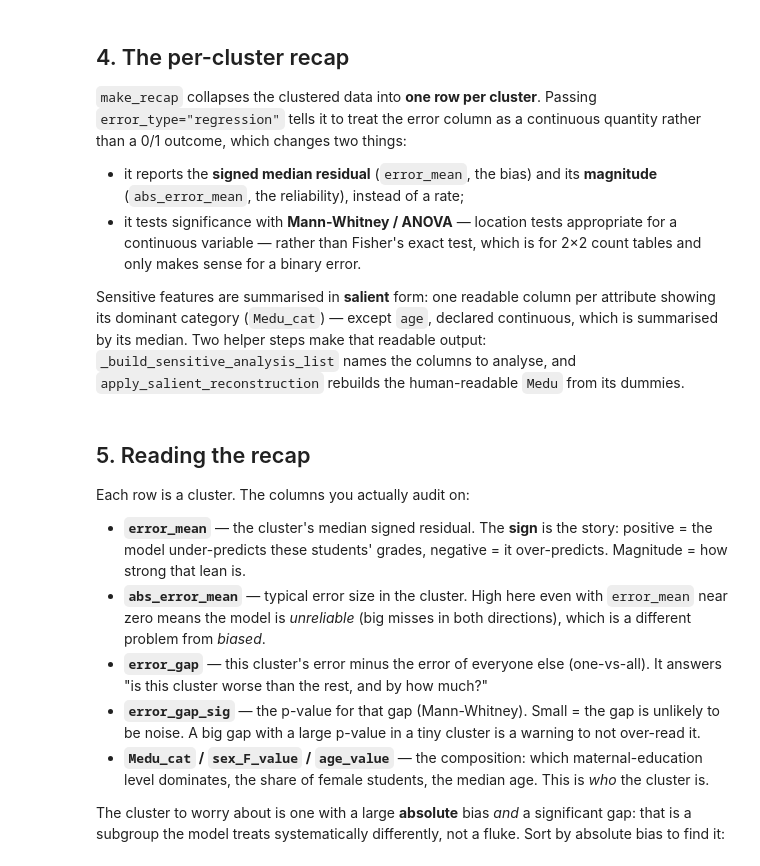
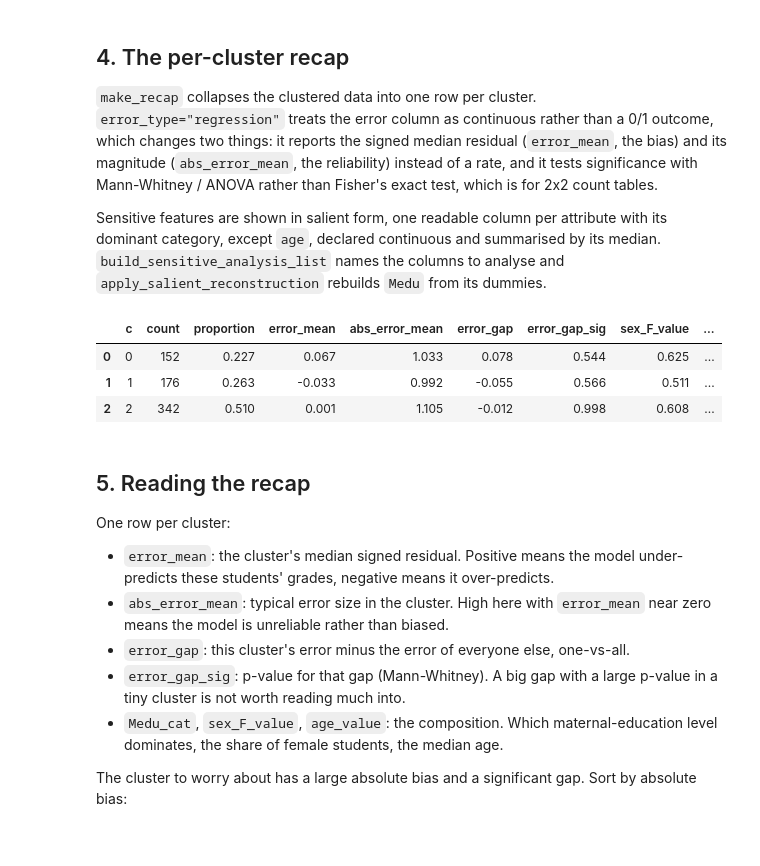
Before and after one commit to emma-ba/Clustering_4_Fairness, a Jupyter notebook: docs/example_regression.ipynb, the cells around one changed output. Cells and saved outputs as stored; diff of their text form; code cells hidden in the pictures.

```diff
--- a/docs/example_regression.ipynb
+++ b/docs/example_regression.ipynb
@@ -127,56 +92,40 @@ print(f"k = {res.n_clusters}   silhouette = {res.silhouette:.3f}   sizes = {res.
 # %% [markdown]
 ## 4. The per-cluster recap
 
-`make_recap` collapses the clustered data into **one row per cluster**. Passing
-`error_type="regression"` tells it to treat the error column as a continuous quantity rather than
-a 0/1 outcome, which changes two things:
+`make_recap` collapses the clustered data into one row per cluster. `error_type="regression"` treats the error column as continuous rather than a 0/1 outcome, which changes two things: it reports the signed median residual (`error_mean`, the bias) and its magnitude (`abs_error_mean`, the reliability) instead of a rate, and it tests significance with Mann-Whitney / ANOVA rather than Fisher's exact test, which is for 2x2 count tables.
 
-- it reports the **signed median residual** (`error_mean`, the bias) and its **magnitude**
-  (`abs_error_mean`, the reliability), instead of a rate;
-- it tests significance with **Mann-Whitney / ANOVA** — location tests appropriate for a
-  continuous variable — rather than Fisher's exact test, which is for 2×2 count tables and only
-  makes sense for a binary error.
-
-Sensitive features are summarised in **salient** form: one readable column per attribute showing
-its dominant category (`Medu_cat`) — except `age`, declared continuous, which is summarised by its
-median. Two helper steps make that readable output: `_build_sensitive_analysis_list` names the
-columns to analyse, and `apply_salient_reconstruction` rebuilds the human-readable `Medu` from its
-dummies.
+Sensitive features are shown in salient form, one readable column per attribute with its dominant category, except `age`, declared continuous and summarised by its median. `build_sensitive_analysis_list` names the columns to analyse and `apply_salient_reconstruction` rebuilds `Medu` from its dummies.
 # %%
-from c4fairness.cli import _build_sensitive_analysis_list, apply_salient_reconstruction
+from c4fairness.cli import build_sensitive_analysis_list, apply_salient_reconstruction
 from c4fairness.experiments import make_recap
 
-analysis = _build_sensitive_analysis_list(cl["sensitive"], mcd, orig_sensitive, option="salient")
+analysis = build_sensitive_analysis_list(cl["sensitive"], mcd, orig_sensitive, option="salient")
 dfe["residual"] = residual.values
 res_df = dfe.copy()
 res_df["clusters"] = res.labels
 apply_salient_reconstruction(res_df, mcd, orig_sensitive)
 
 recap = make_recap(res_df, clustering_cols, sensitive_cols=analysis,
                    error_col="residual", error_type="regression",
                    feature_matrix=res.feature_matrix, continuous_sensitive_cols=["age"])
 recap.round(3)
+# %% [output]
+|  | c | count | proportion | error_mean | abs_error_mean | error_gap | error_gap_sig | sex_F_value | ... |
+| 0 | 0 | 152 | 0.227 | 0.067 | 1.033 | 0.078 | 0.544 | 0.625 | ... |
+| 1 | 1 | 176 | 0.263 | -0.033 | 0.992 | -0.055 | 0.566 | 0.511 | ... |
+| 2 | 2 | 342 | 0.510 | 0.001 | 1.105 | -0.012 | 0.998 | 0.608 | ... |
 # %% [markdown]
 ## 5. Reading the recap
 
-Each row is a cluster. The columns you actually audit on:
+One row per cluster:
 
-- **`error_mean`** — the cluster's median signed residual. The **sign** is the story: positive =
-  the model under-predicts these students' grades, negative = it over-predicts. Magnitude = how
-  strong that lean is.
-- **`abs_error_mean`** — typical error size in the cluster. High here even with `error_mean` near
-  zero means the model is *unreliable* (big misses in both directions), which is a different
-  problem from *biased*.
-- **`error_gap`** — this cluster's error minus the error of everyone else (one-vs-all). It answers
-  "is this cluster worse than the rest, and by how much?"
-- **`error_gap_sig`** — the p-value for that gap (Mann-Whitney). Small = the gap is unlikely to be
-  noise. A big gap with a large p-value in a tiny cluster is a warning to not over-read it.
-- **`Medu_cat` / `sex_F_value` / `age_value`** — the composition: which maternal-education level
-  dominates, the share of female students, the median age. This is *who* the cluster is.
+- `error_mean`: the cluster's median signed residual. Positive means the model under-predicts these students' grades, negative means it over-predicts.
+- `abs_error_mean`: typical error size in the cluster. High here with `error_mean` near zero means the model is unreliable rather than biased.
+- `error_gap`: this cluster's error minus the error of everyone else, one-vs-all.
+- `error_gap_sig`: p-value for that gap (Mann-Whitney). A big gap with a large p-value in a tiny cluster is not worth reading much into.
+- `Medu_cat`, `sex_F_value`, `age_value`: the composition. Which maternal-education level dominates, the share of female students, the median age.
 
-The cluster to worry about is one with a large **absolute** bias *and* a significant gap: that is
-a subgroup the model treats systematically differently, not a fluke. Sort by absolute bias to find
-it:
+The cluster to worry about has a large absolute bias and a significant gap. Sort by absolute bias:
 # %%
 view = recap.assign(abs_bias=recap["error_mean"].abs()).sort_values("abs_bias", ascending=False)
 view[["c", "count", "error_mean", "abs_error_mean", "error_gap", "error_gap_sig",
```
Also changed, not shown: parts of 17 cells of this notebook, 24 other files.
